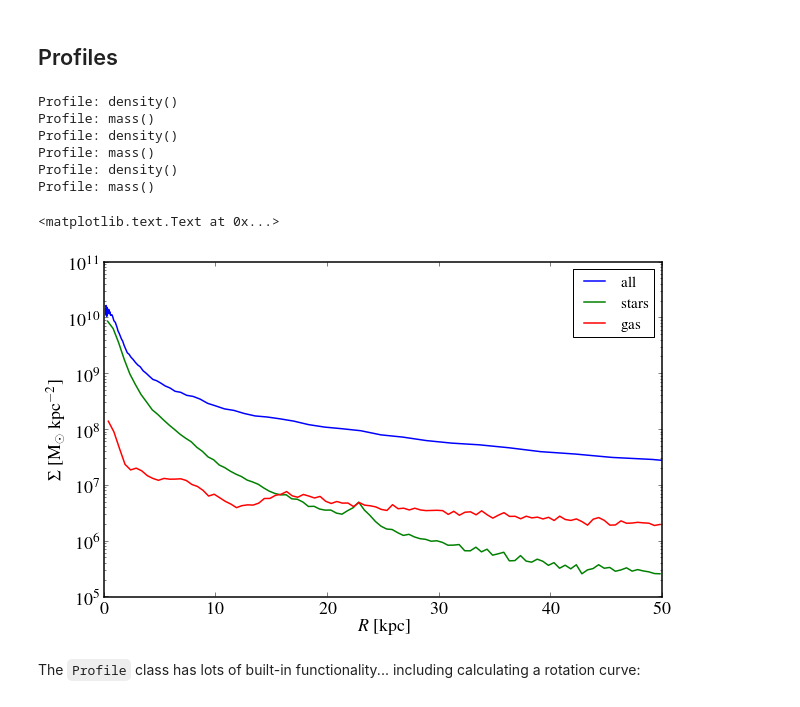
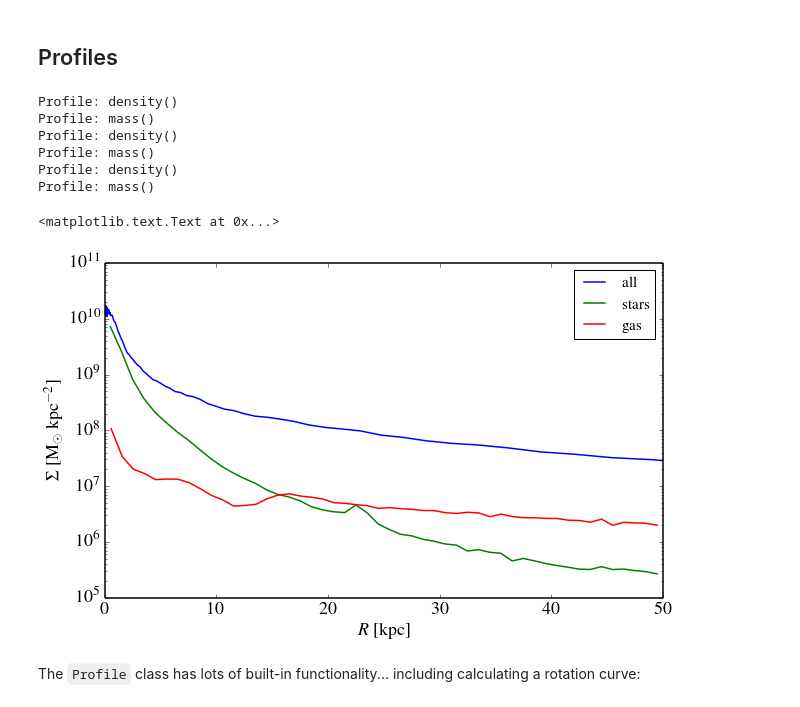
Before and after one commit to pynbody/pynbody, a Jupyter notebook: examples/notebooks/pynbody_demo.ipynb, the cells around one changed output. Saved outputs shown, nothing was run; the diff lists cells and outputs as text; code cells hidden in the pictures.

Commit message:
fix #195 ; updated notebook to reflect new handling of profile bins

```diff
--- a/examples/notebooks/pynbody_demo.ipynb
+++ b/examples/notebooks/pynbody_demo.ipynb
@@ -264,26 +252,26 @@ Rendering image on 4 threads...
 # %% [markdown]
 ## Profiles
 # %%
-p = pynbody.analysis.profile.Profile(h1,max='200 kpc',min='.1 kpc',type='log',bins=100)
-ps = pynbody.analysis.profile.Profile(h1.s,max='50 kpc',bins=50)
-pg = pynbody.analysis.profile.Profile(h1.g,max='50 kpc',bins=50)
+p = pynbody.analysis.profile.Profile(h1,max='200 kpc',min='.1 kpc',type='log',nbins=100)
+ps = pynbody.analysis.profile.Profile(h1.s,max='50 kpc',nbins=50)
+pg = pynbody.analysis.profile.Profile(h1.g,max='50 kpc',nbins=50)
 plot(p['rbins'], p['density'], label = 'all')
 plot(ps['rbins'], ps['density'], label = 'stars')
 plot(pg['rbins'], pg['density'], label = 'gas')
 semilogy()
 xlim(0,50)
 legend()
 xlabel('$R$ [kpc]')
 ylabel('$\Sigma$ [M$_{\odot}$ kpc$^{-2}$]')
 # %% [output]
 Profile: density()
 Profile: mass()
 Profile: density()
 Profile: mass()
 Profile: density()
 Profile: mass()
 <matplotlib.text.Text at 0x...>
-[figure, old version]
+[figure, new version]
 # %% [markdown]
 The `Profile` class has lots of built-in functionality... including calculating a rotation curve:
 # %%
```
Also changed, not shown: parts of 16 cells of this notebook.
